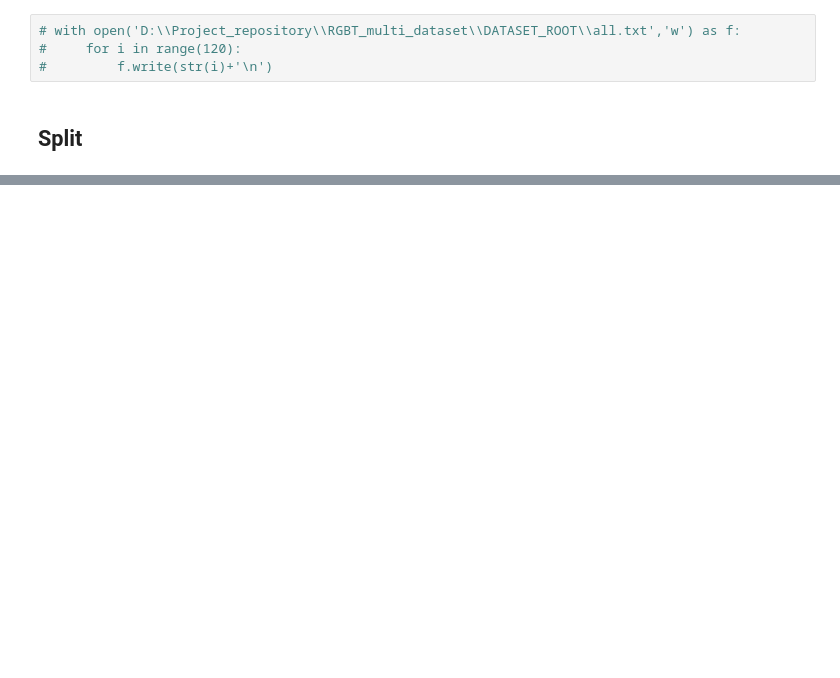
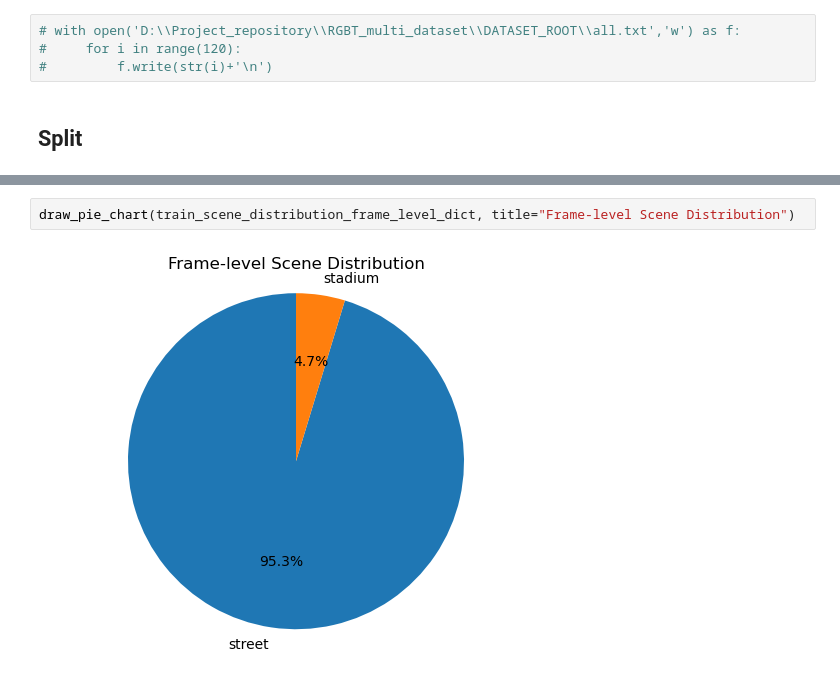
Before and after one commit to fkcptlst/rgbt_dataset, a Jupyter notebook: dataset_analysis.ipynb, the cells around one changed output, grey strips where cells are left out. Drawn from its saved outputs; the diff is of its cells as text; blank space fills up the shorter version.

```diff
--- a/dataset_analysis.ipynb
+++ b/dataset_analysis.ipynb
@@ -261,0 +333,4 @@ test_txt_path = os.path.join(dataset_root_dir,'test.txt')
+# %%
+draw_pie_chart(train_scene_distribution_frame_level_dict, title="Frame-level Scene Distribution")
+# %% [output]
+[figure, added]
```
Also changed, not shown: parts of 84 cells of this notebook, 6 other files.
